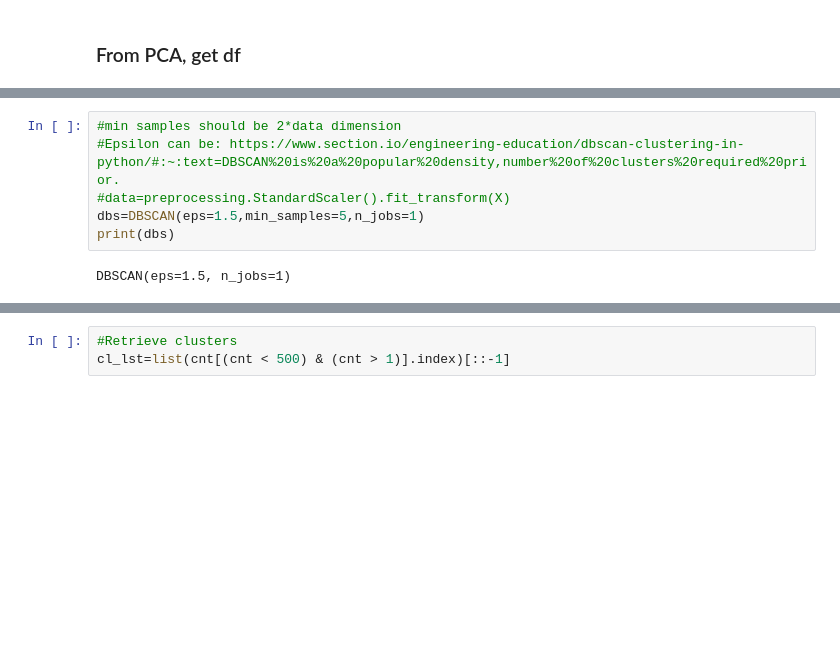
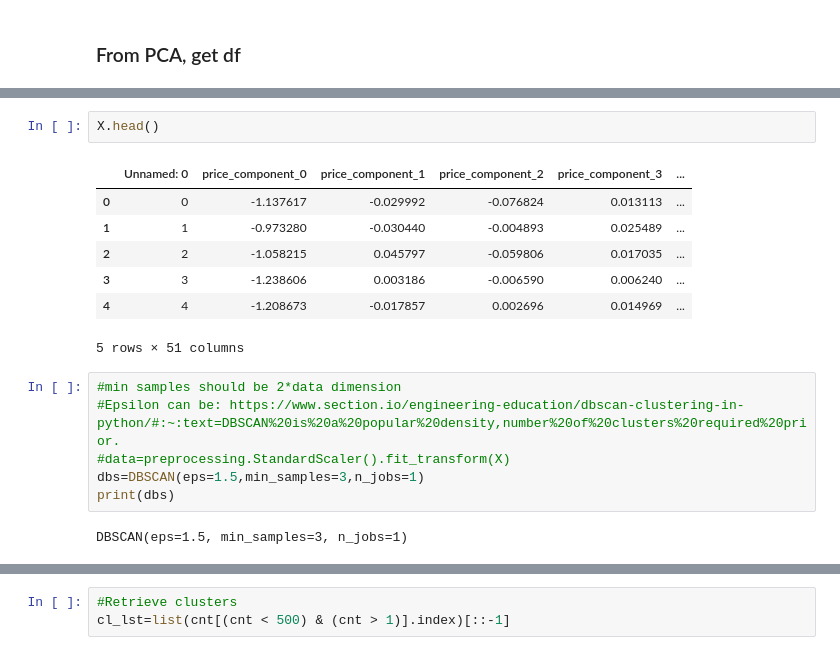
Before and after one commit to azile-g/MLAP_Proj, a Jupyter notebook: test.ipynb, the cells around one changed output, grey strips where cells are left out. Cells and saved outputs as stored; diff of their text form; blank space fills up the shorter version.

```diff
--- a/test.ipynb
+++ b/test.ipynb
@@ -149,11 +127,21 @@ X.shape
+# %%
+X.head()
+# %% [output]
+|  | Unnamed: 0 | price_component_0 | price_component_1 | price_component_2 | price_component_3 | ... |
+| 0 | 0 | -1.137617 | -0.029992 | -0.076824 | 0.013113 | ... |
+| 1 | 1 | -0.973280 | -0.030440 | -0.004893 | 0.025489 | ... |
+| 2 | 2 | -1.058215 | 0.045797 | -0.059806 | 0.017035 | ... |
+| 3 | 3 | -1.238606 | 0.003186 | -0.006590 | 0.006240 | ... |
+| 4 | 4 | -1.208673 | -0.017857 | 0.002696 | 0.014969 | ... |
+5 rows × 51 columns
 # %%
 #min samples should be 2*data dimension
 #Epsilon can be: https://www.section.io/engineering-education/dbscan-clustering-in-python/#:~:text=DBSCAN%20is%20a%20popular%20density,number%20of%20clusters%20required%20prior.
 #data=preprocessing.StandardScaler().fit_transform(X)
-dbs=DBSCAN(eps=1.5,min_samples=5,n_jobs=1)
+dbs=DBSCAN(eps=1.5,min_samples=3,n_jobs=1)
 print(dbs)
 # %% [output]
-DBSCAN(eps=1.5, n_jobs=1)
+DBSCAN(eps=1.5, min_samples=3, n_jobs=1)
 # %%
 #Noisy samples are given label -1
 dbs.fit(X)
```
Also changed, not shown: parts of 14 cells of this notebook.
